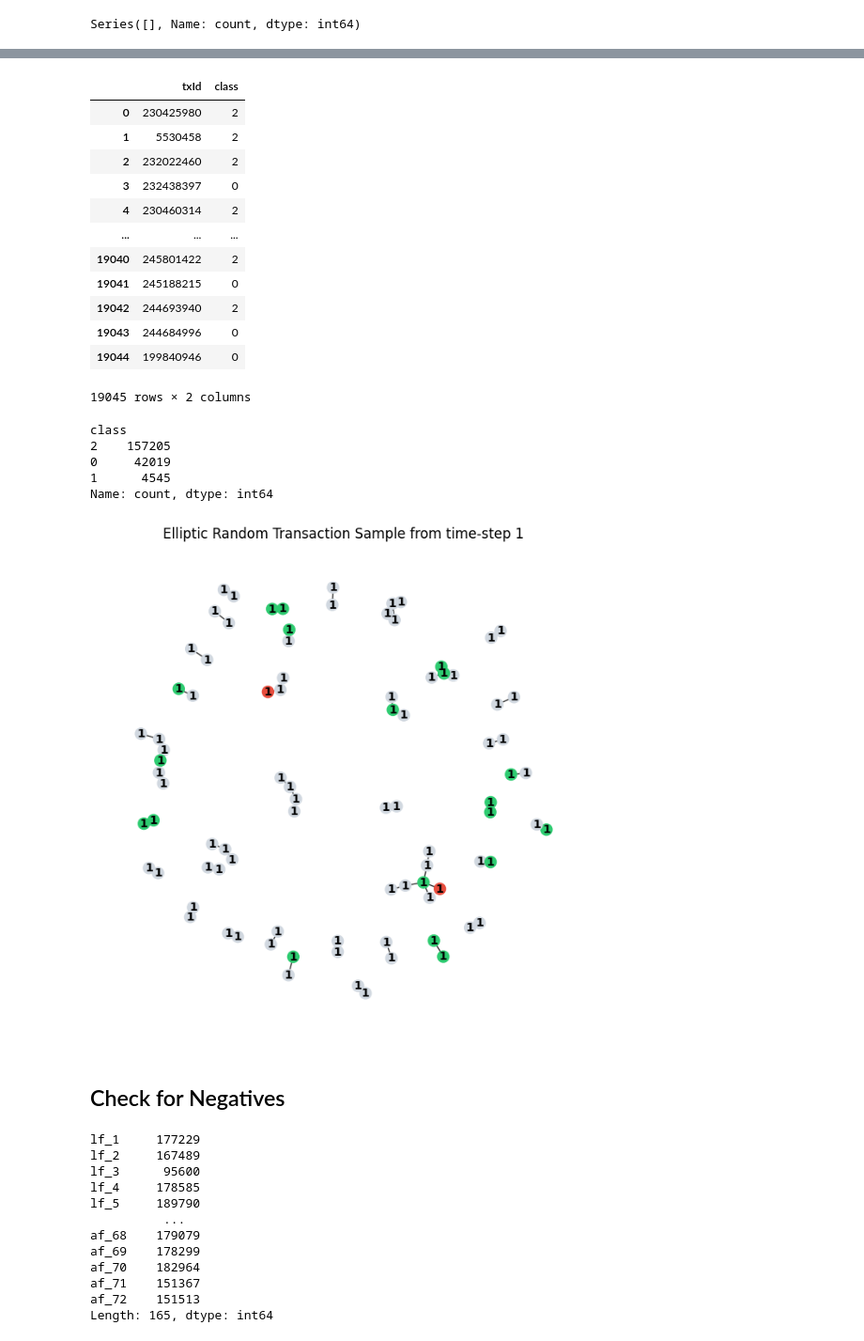
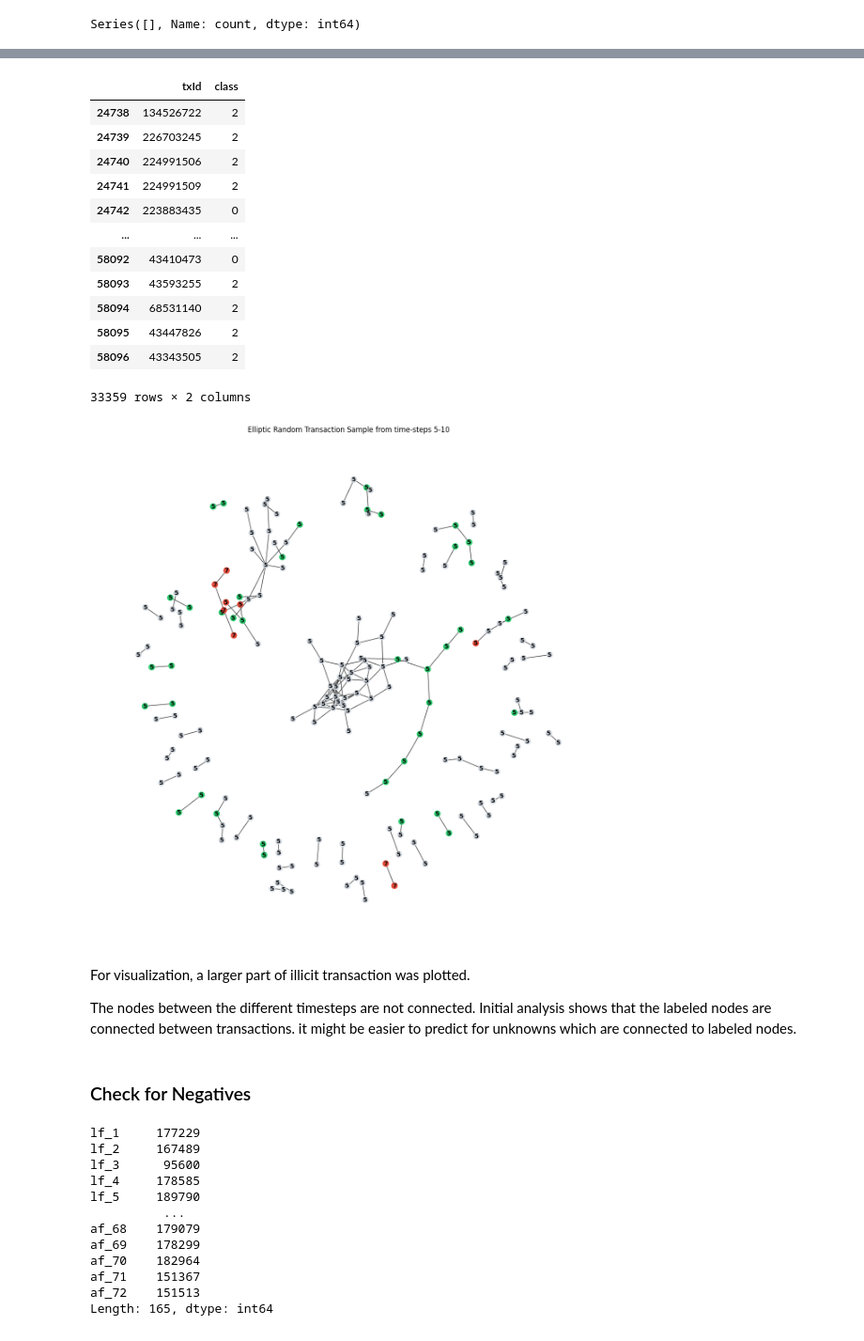
Before and after one commit to triggertiger/Elliptic, a Jupyter notebook: 01_eda.ipynb, the cells around one changed output, grey strips where cells are left out. Shown at 94% size. Drawn from its saved outputs; the diff is of its cells as text; code cells hidden in the pictures.

```diff
--- a/01_eda.ipynb
+++ b/01_eda.ipynb
@@ -84,6 +100,8 @@ classes
 # %%
-step_sample = features[features['time_step'].between(1,3,'both')]
-# no repeating ids
+# sampleing: visualize only time steps 5-10
+
+step_sample = features[features['time_step'].between(5,10,'both')]
+# check for unique ids
 step_sample['txid'].value_counts().loc[lambda x : x>1]
 # %% [output]
 Series([], Name: count, dtype: int64)
@@ -112,30 +116,23 @@ step_classes = classes[classes['txId'].isin(step_sample['txid'])]
 step_classes
 # %% [output]
 |  | txId | class |
-| 0 | 230425980 | 2 |
-| 1 | 5530458 | 2 |
-| 2 | 232022460 | 2 |
-| 3 | 232438397 | 0 |
-| 4 | 230460314 | 2 |
+| 24738 | 134526722 | 2 |
+| 24739 | 226703245 | 2 |
+| 24740 | 224991506 | 2 |
+| 24741 | 224991509 | 2 |
+| 24742 | 223883435 | 0 |
 | ... | ... | ... |
-| 19040 | 245801422 | 2 |
-| 19041 | 245188215 | 0 |
-| 19042 | 244693940 | 2 |
-| 19043 | 244684996 | 0 |
-| 19044 | 199840946 | 0 |
+| 58092 | 43410473 | 0 |
+| 58093 | 43593255 | 2 |
+| 58094 | 68531140 | 2 |
+| 58095 | 43447826 | 2 |
+| 58096 | 43343505 | 2 |
-19045 rows × 2 columns
+33359 rows × 2 columns
-# %%
-classes['class'].value_counts()
-# %% [output]
-class
-2    157205
-0     42019
-1      4545
-Name: count, dtype: int64
 # %%
-illicit_ids = step_classes[classes['class'] == 1]['txId'].head(10)
-licit_ids   = step_classes[classes['class'] == 2]['txId'].head(70)
-unknown_ids = step_classes[classes['class'] == 0]['txId'].head(20)
+# choose sample for visualization
+illicit_ids = step_classes[classes['class'] == 1]['txId'].head(40)
+unknown_ids   = step_classes[classes['class'] == 2]['txId'].head(140)
+licit_ids = step_classes[classes['class'] == 0]['txId'].head(40)
 
 sample_ids = pd.concat([illicit_ids, licit_ids, unknown_ids])
 
@@ -158,21 +152,19 @@ colors = [color_map.get(class_map.get(node), "#101010") for node in G.nodes()]
 label_map = step_sample.set_index('txid')['time_step'].to_dict()
 labels = {node: str(label_map.get(node, "")) for node in G.nodes()}
 # %%
-# plt.figure(figsize=(6,6))
 pos = nx.spring_layout(G, k=0.1, iterations=30) # Reduced iterations for MVP speed
-# nx.draw(G, pos, node_color=colors, node_size=20, edge_color="#080808",)# alpha=0.7)
-# plt.title("Elliptic Transactions Sample")
-# plt.show()
 
-plt.figure(figsize=(6,6))
-# Use circular_layout for 10 nodes; it's much clearer for small samples
-#pos = nx.circular_layout(G)
+plt.figure(figsize=(12,12))
 nx.draw(G, pos, node_color=colors, node_size=100, edge_color="#333", with_labels=False)
 nx.draw_networkx_labels(G, pos, labels=labels, font_size=10, font_color="black", font_weight="bold")
-plt.title("Elliptic Random Transaction Sample from time-step 1")
+plt.title("Elliptic Random Transaction Sample from time-steps 5-10")
 plt.show()
 # %% [output]
-[figure, old version]
+[figure, new version]
+# %% [markdown]
+For visualization, a larger part of illicit transaction was plotted.
+
+The nodes between the different timesteps are not connected. Initial analysis shows that the labeled nodes are connected between transactions. it might be easier to predict for unknowns which are connected to labeled nodes.
 # %% [markdown]
-## Check for Negatives
+### Check for Negatives
 # %%
```
Also changed, not shown: parts of 11 cells of this notebook, 4 other files.
